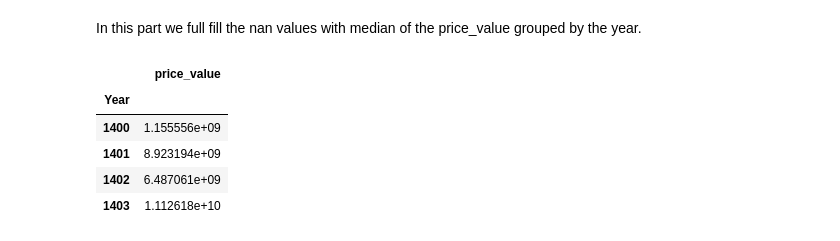
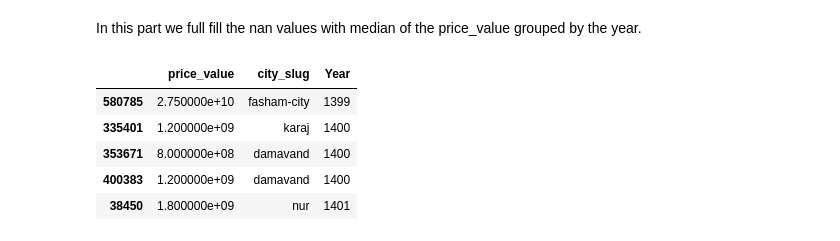
Before and after one commit to aminrafi394/quera-AI-first-project, a Jupyter notebook: ProjectOne.ipynb, the cells around one changed output. Saved outputs shown, nothing was run; the diff lists cells and outputs as text; code cells hidden in the pictures.

```diff
--- a/ProjectOne.ipynb
+++ b/ProjectOne.ipynb
@@ -251,18 +239,44 @@ data_frame_7.head()
 # %% [markdown]
 In this part we full fill the nan values with median of the price_value grouped by the year.
-# %%
-data_frame_7["price_value"] = data_frame_7["price_value"].fillna(
-    data_frame_7.groupby("Year")["price_value"].transform("median")
-)
-data_frame_7 = data_frame_7.groupby("Year").mean()
-data_frame_7 = data_frame_7.iloc[2:]
-
-data_frame_7
-# %% [output]
-|  | price_value |
-| Year |  |
-| 1400 | 1.155556e+09 |
-| 1401 | 8.923194e+09 |
-| 1402 | 6.487061e+09 |
-| 1403 | 1.112618e+10 |
+# %%
+# The number of the city slug which has the Nan values is too low in the comparasion with the one million line.
+# So we can drop them.
+data_frame_7["city_slug"].isna()
+labels = (data_frame_7["city_slug"].isna() == True)
+data_frame_7 = data_frame_7[~labels]
+
+
+def remove_outliers_iqr_price_value(df, column='price_value'):
+    q1 = df[column].quantile(0.25)
+    q3 = df[column].quantile(0.75)
+    iqr = q3 - q1
+    lower_bound = q1 - 1.5 * iqr
+    upper_bound = q3 + 1.5 * iqr
+    return df[(df[column] >= lower_bound) & (df[column] <= upper_bound)]
+
+data_frame_7 = (
+    data_frame_7.groupby(["Year"], group_keys=False)
+    .apply(remove_outliers_iqr_price_value)
+)
+
+
+def fill_price_value(data_frame : pd.DataFrame):
+  # Removing the rows with Nan city_slug.
+  data_frame = data_frame.dropna(subset=["city_slug"])
+  data_frame['price_value'] = data_frame['price_value'].fillna(
+      data_frame.groupby(['city_slug', 'Year'])['price_value'].transform('median')
+  )
+  return data_frame
+
+fill_price_value = FunctionTransformer(fill_price_value)
+data_frame_7 = fill_price_value.transform(data_frame_7)
+
+data_frame_7.head()
+# %% [output]
+|  | price_value | city_slug | Year |
+| 580785 | 2.750000e+10 | fasham-city | 1399 |
+| 335401 | 1.200000e+09 | karaj | 1400 |
+| 353671 | 8.000000e+08 | damavand | 1400 |
+| 400383 | 1.200000e+09 | damavand | 1400 |
+| 38450 | 1.800000e+09 | nur | 1401 |
 # %% [markdown]
```
Also changed, not shown: parts of 11 cells of this notebook.
